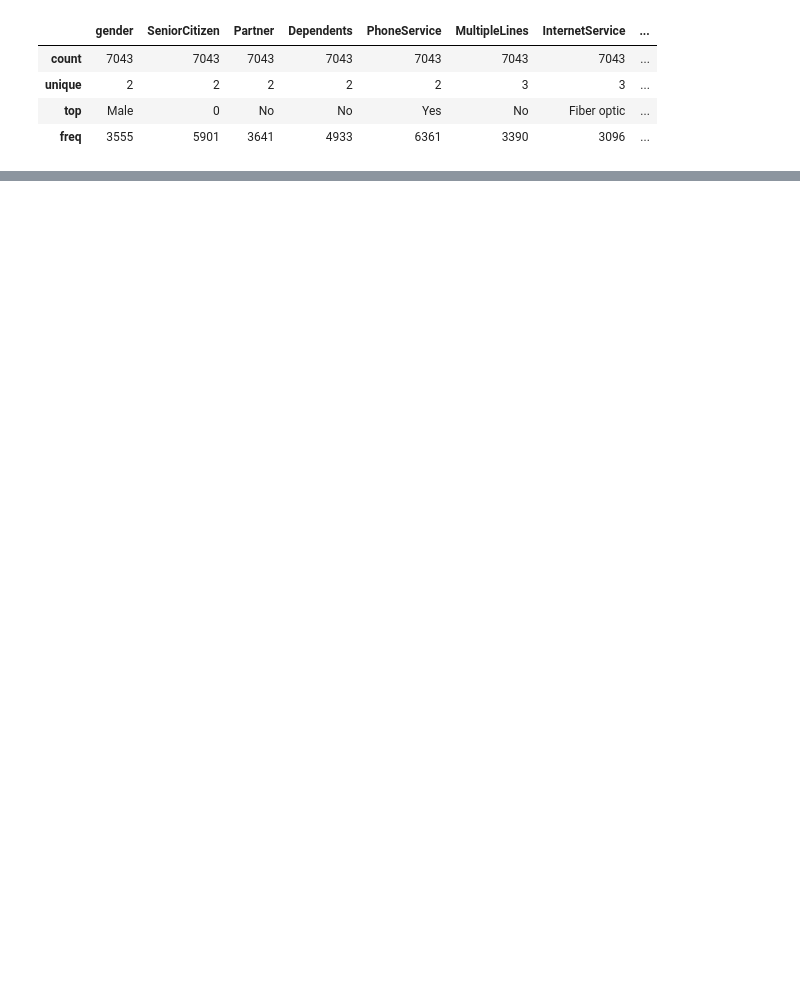
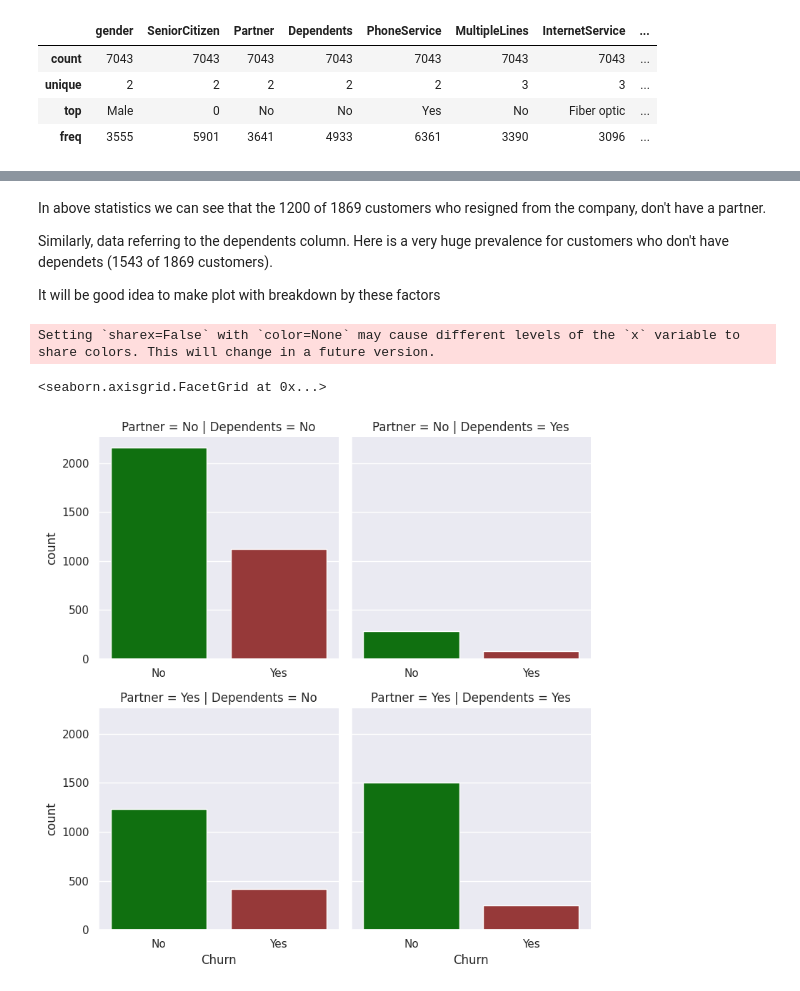
Before and after one commit to adrianciemerych/telco_customer_churn_project, a Jupyter notebook: churn_project.ipynb, the cells around one changed output, grey strips where cells are left out. Cells and saved outputs as stored; diff of their text form; code cells hidden in the pictures; blank space fills up the shorter version.

```diff
--- a/churn_project.ipynb
+++ b/churn_project.ipynb
@@ -222,0 +311,20 @@ ax[0, 2].legend(['Yes', 'No'])
+# %% [markdown]
+In above statistics we can see that the 1200 of 1869 customers who resigned from the company, don't have a partner.
+
+Similarly, data referring to the dependents column. Here is a very huge prevalence for customers who don't have dependets (1543 of 1869 customers).
+
+It will be good idea to make plot with breakdown by these factors
+# %%
+# Catplots with count of churn, regarding if customers have partner and dependents
+sns.catplot(df,
+            x = 'Churn',
+            kind = 'count',
+            row = 'Partner',
+            col = 'Dependents',
+            height = 4,
+            palette = ['green', 'brown'],
+            sharex = False)
+# %% [output]
+Setting `sharex=False` with `color=None` may cause different levels of the `x` variable to share colors. This will change in a future version.
+<seaborn.axisgrid.FacetGrid at 0x...>
+[figure, added]
```
Also changed, not shown: parts of 21 cells of this notebook.
